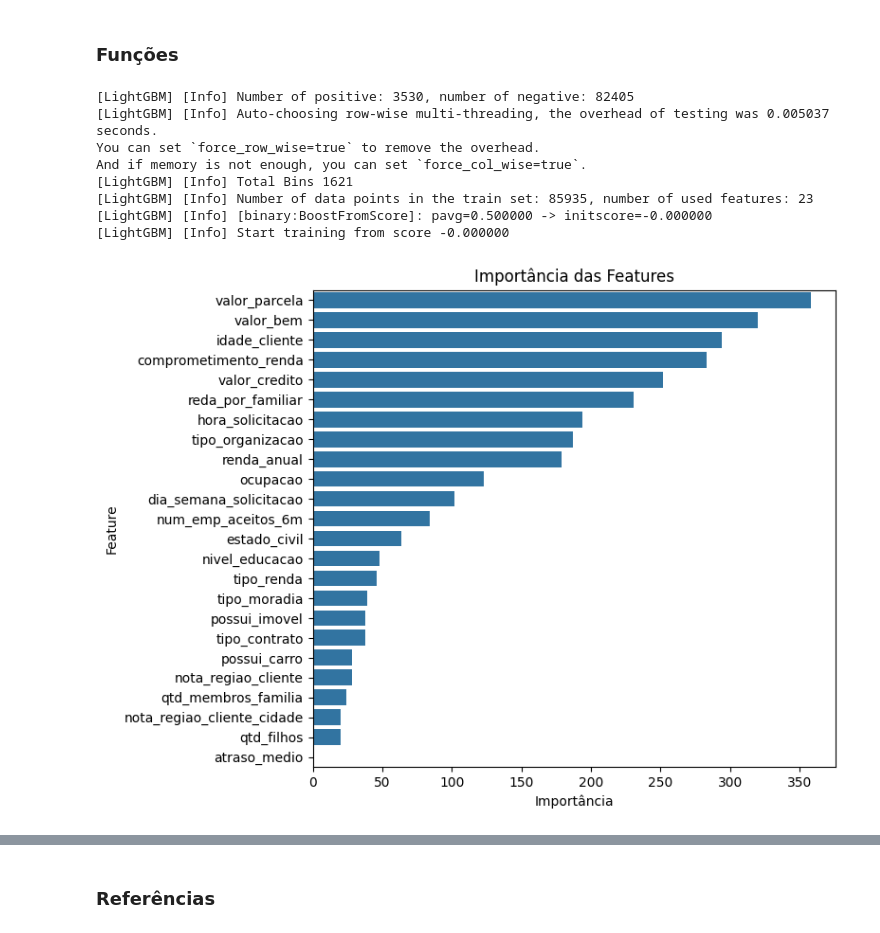
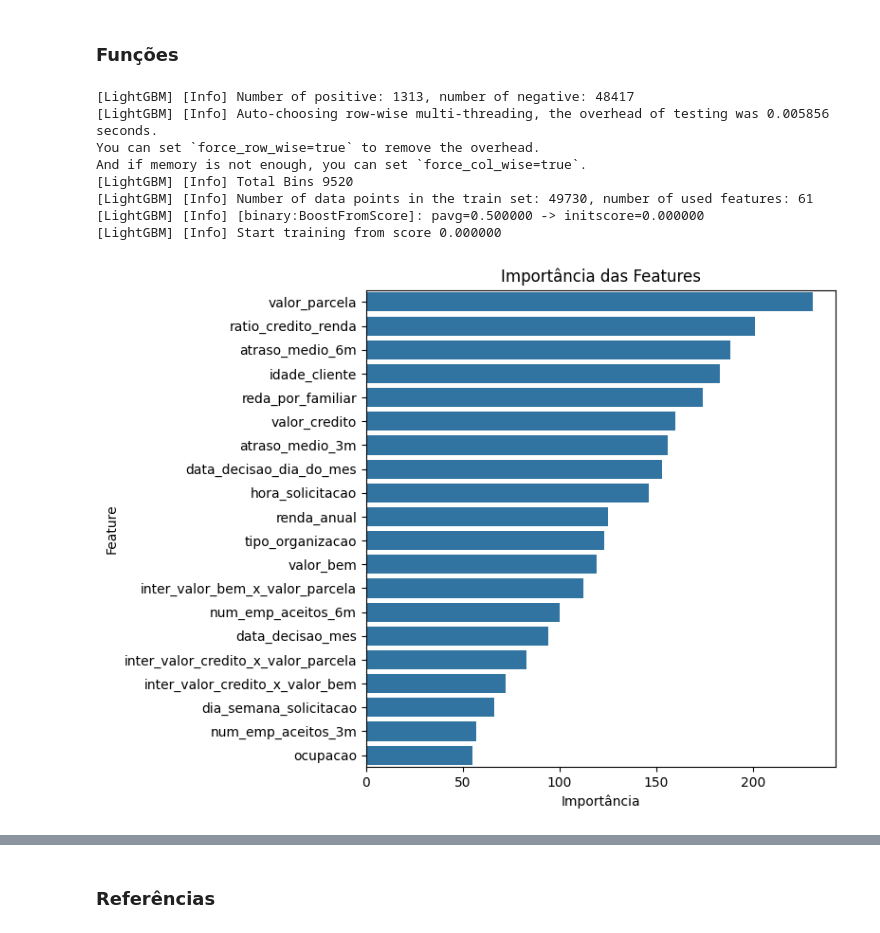
Before and after one commit to JVMergulho/case-ds, a Jupyter notebook: src/criar_modelo.ipynb, the cells around one changed output, grey strips where cells are left out. Saved outputs shown, nothing was run; the diff lists cells and outputs as text; code cells hidden in the pictures.

```diff
--- a/src/criar_modelo.ipynb
+++ b/src/criar_modelo.ipynb
@@ -257,25 +265,25 @@ params = {
 
 # Criar o modelo LightGBM
 model = lgb.LGBMClassifier(**params)
-y_pred_proba, y_pred = train_and_evaluate_model(model, params, X_train, y_train, X_test)
+y_pred_proba, y_pred = train_and_evaluate_model(model)
 # %% [output]
-[LightGBM] [Info] Number of positive: 3530, number of negative: 82405
-[LightGBM] [Info] Auto-choosing row-wise multi-threading, the overhead of testing was 0.005037 seconds.
+[LightGBM] [Info] Number of positive: 1313, number of negative: 48417
+[LightGBM] [Info] Auto-choosing row-wise multi-threading, the overhead of testing was 0.005856 seconds.
 You can set `force_row_wise=true` to remove the overhead.
 And if memory is not enough, you can set `force_col_wise=true`.
-[LightGBM] [Info] Total Bins 1621
-[LightGBM] [Info] Number of data points in the train set: 85935, number of used features: 23
-[LightGBM] [Info] [binary:BoostFromScore]: pavg=0.500000 -> initscore=-0.000000
-[LightGBM] [Info] Start training from score -0.000000
+[LightGBM] [Info] Total Bins 9520
+[LightGBM] [Info] Number of data points in the train set: 49730, number of used features: 61
+[LightGBM] [Info] [binary:BoostFromScore]: pavg=0.500000 -> initscore=0.000000
+[LightGBM] [Info] Start training from score 0.000000
 # %%
 feature_importances = pd.DataFrame({
     'Feature': X_train.columns,
     'Importance': model.feature_importances_
-}).sort_values('Importance', ascending=False)
+}).sort_values('Importance', ascending=False).head(20)
 
 plot_feature_importance(feature_importances)
 # %% [output]
-[figure, old version]
+[figure, new version]
 # %%
 plot_report(y_test, y_pred_proba)
 # %% [output]
```
Also changed, not shown: parts of 27 cells of this notebook, 6 other files.
